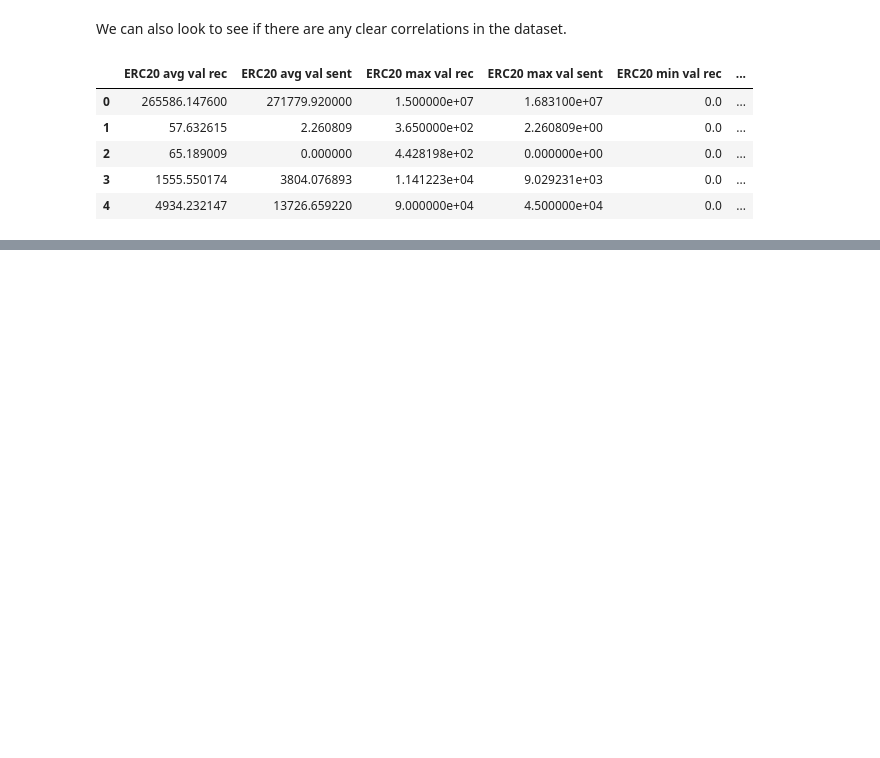
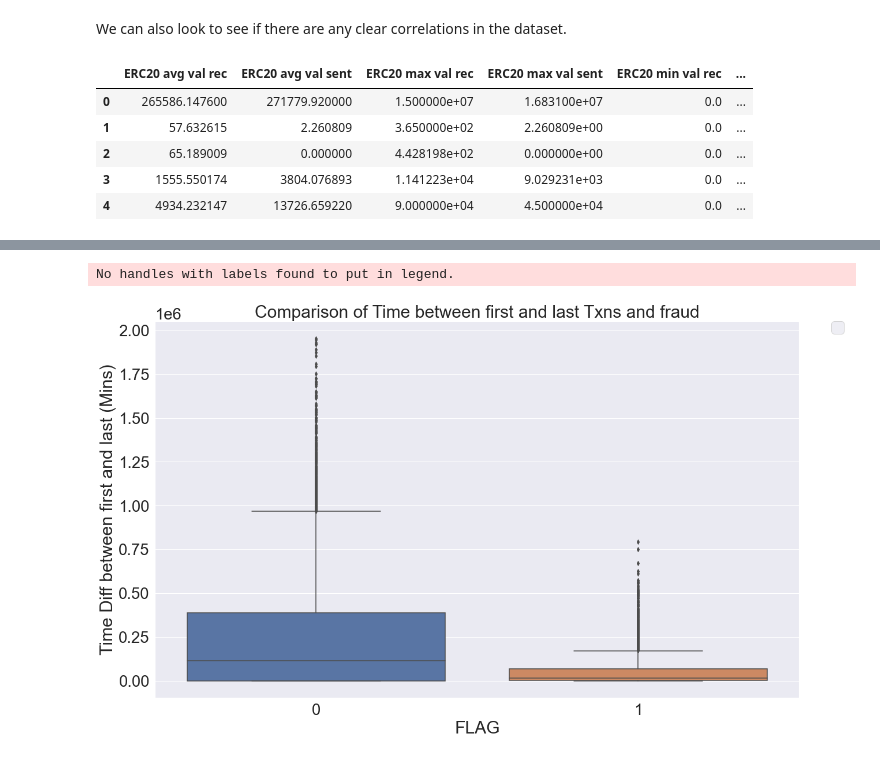
Before and after one commit to roryduthie/Fraud_Problem, a Jupyter notebook: data_analysis.ipynb, the cells around one changed output, grey strips where cells are left out. Drawn from its saved outputs; the diff is of its cells as text; code cells hidden in the pictures; blank space fills up the shorter version.

```diff
--- a/data_analysis.ipynb
+++ b/data_analysis.ipynb
@@ -108,3 +138,5 @@ corr.style.background_gradient(cmap='coolwarm')
 | total ether received | 0.001207 | -0.000308 | 0.002031 | -0.000280 | -0.000949 | ... |
 | total ether sent contracts | 0.000059 | -0.000166 | 0.000117 | -0.000170 | -0.000452 | ... |
 | total transactions (including tnx... | 0.019002 | -0.001401 | 0.013582 | -0.001024 | -0.005287 | ... |
+# %%
+time_df = fraud_df[['Time Diff between first and last (Mins)','FLAG']]
@@ -110,0 +146,12 @@ corr.style.background_gradient(cmap='coolwarm')
+# %%
+
+
+plt.figure(figsize=(20, 12))
+sns.set(font_scale=2.5)
+g = sns.boxplot(x="FLAG", y="Time Diff between first and last (Mins)", data=time_df)
+plt.legend(bbox_to_anchor=(1.05, 1), loc=2, borderaxespad=0.)
+plt.title('Comparison of Time between first and last Txns and fraud')
+plt.savefig('./fraud_vs_time.png',dpi=300)
+# %% [output]
+No handles with labels found to put in legend.
+[figure, added]
```
Also changed, not shown: parts of 9 cells of this notebook, 9 other files.
